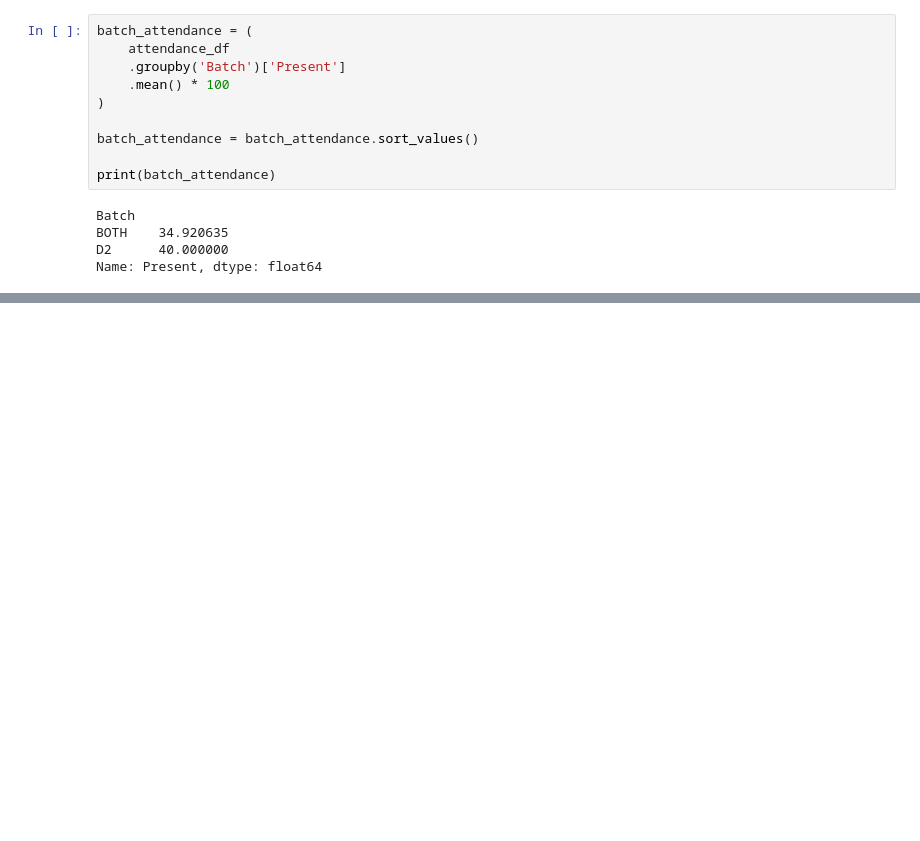
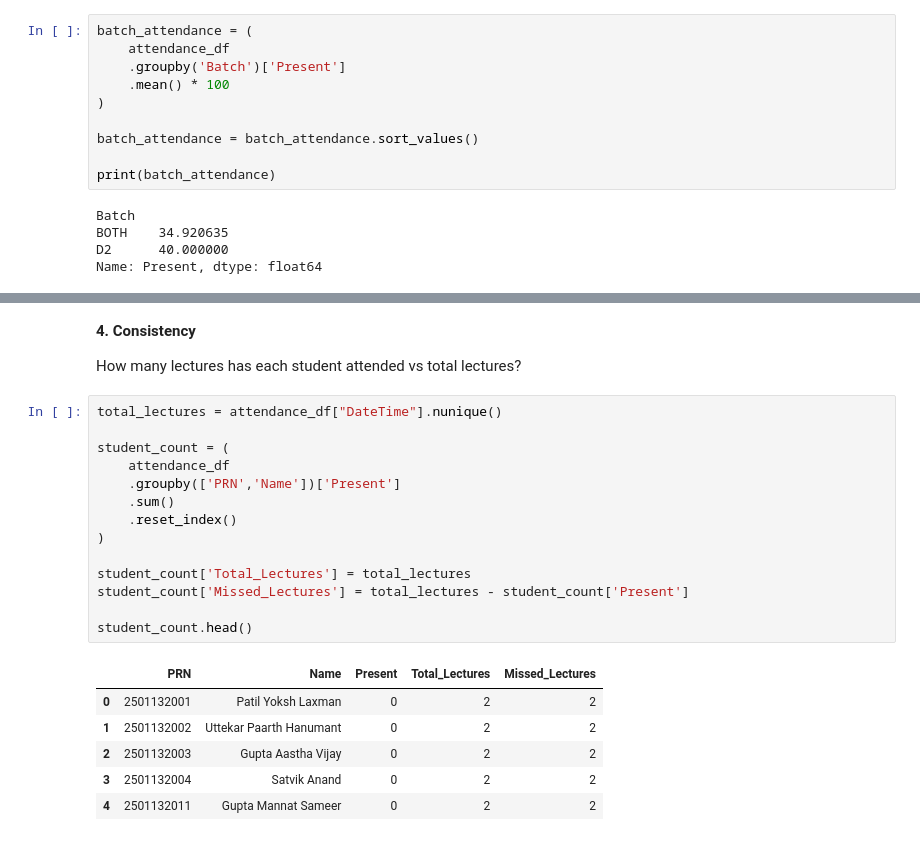
Before and after one commit to TanmayJain09/end-sem-practical-pbl, a Jupyter notebook: Analysis/notebooks/dummy_analysis.ipynb, the cells around one changed output, grey strips where cells are left out. Saved outputs shown, nothing was run; the diff lists cells and outputs as text; blank space fills up the shorter version.

```diff
--- a/Analysis/notebooks/dummy_analysis.ipynb
+++ b/Analysis/notebooks/dummy_analysis.ipynb
@@ -388,0 +472,25 @@ Name: Present, dtype: float64
+# %% [markdown]
+**4. Consistency**
+
+How many lectures has each student attended vs total lectures?
+# %%
+total_lectures = attendance_df["DateTime"].nunique()
+
+student_count = (
+    attendance_df
+    .groupby(['PRN','Name'])['Present']
+    .sum()
+    .reset_index()
+)
+
+student_count['Total_Lectures'] = total_lectures
+student_count['Missed_Lectures'] = total_lectures - student_count['Present']
+
+student_count.head()
+# %% [output]
+|  | PRN | Name | Present | Total_Lectures | Missed_Lectures |
+| 0 | 2501132001 | Patil Yoksh Laxman | 0 | 2 | 2 |
+| 1 | 2501132002 | Uttekar Paarth Hanumant | 0 | 2 | 2 |
+| 2 | 2501132003 | Gupta Aastha Vijay | 0 | 2 | 2 |
+| 3 | 2501132004 | Satvik Anand | 0 | 2 | 2 |
+| 4 | 2501132011 | Gupta Mannat Sameer | 0 | 2 | 2 |
```
Also changed, not shown: parts of 7 cells of this notebook, 1 other file.
